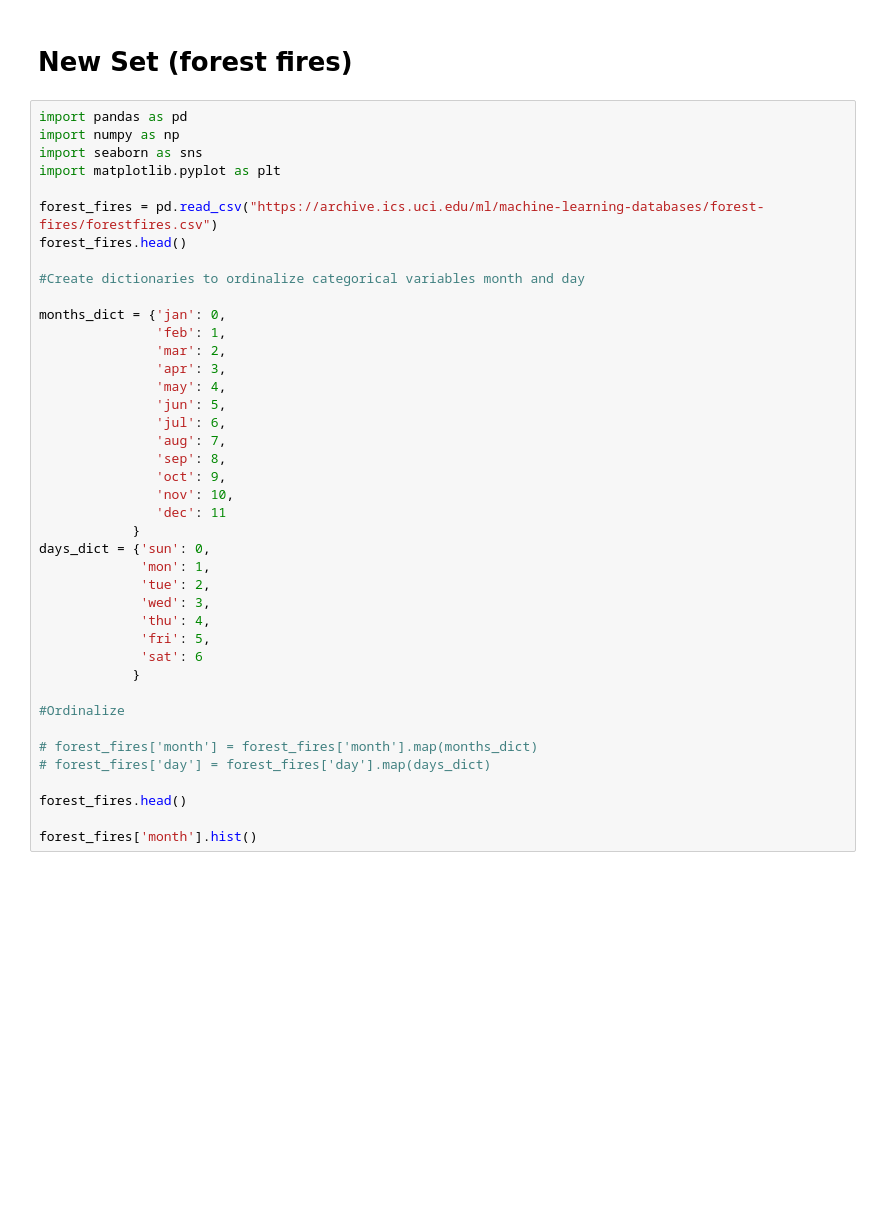
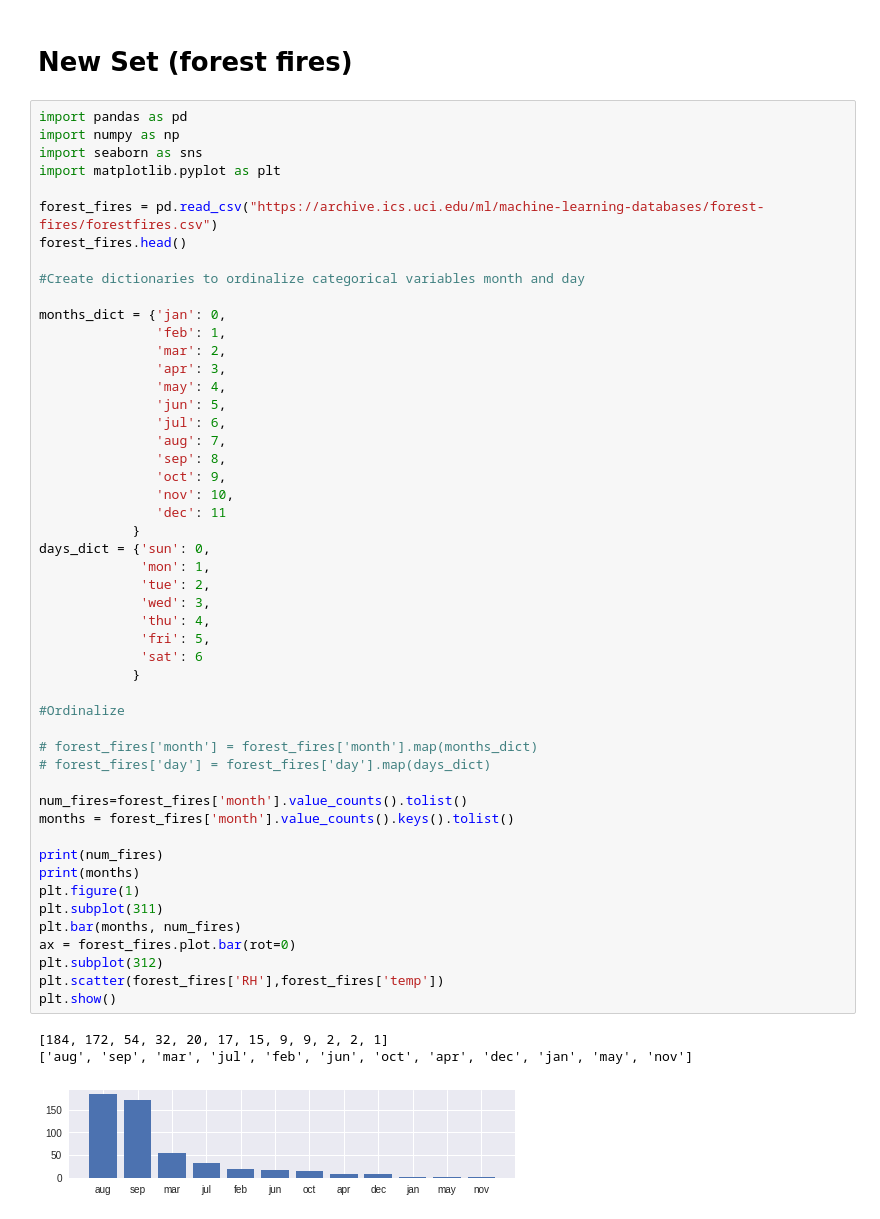
Before and after one commit to bloominstituteoftechnology/DS-Unit-1-Sprint-1-Dealing-With-Data, a Jupyter notebook: module3-basicdatavisualizations/LS_DS_113_Basic_Data_Visualizations.ipynb, the cells around one changed output. Drawn from its saved outputs; the diff is of its cells as text; blank space fills up the shorter version.

Commit message:
added forest fire graphs

```diff
--- a/module3-basicdatavisualizations/LS_DS_113_Basic_Data_Visualizations.ipynb
+++ b/module3-basicdatavisualizations/LS_DS_113_Basic_Data_Visualizations.ipynb
@@ -330,32 +330,45 @@ forest_fires.head()
 #Create dictionaries to ordinalize categorical variables month and day
 
 months_dict = {'jan': 0,
                'feb': 1,
                'mar': 2,
                'apr': 3,
                'may': 4,
                'jun': 5,
                'jul': 6,
                'aug': 7,
                'sep': 8,
                'oct': 9,
                'nov': 10,
                'dec': 11
             }
 days_dict = {'sun': 0,
              'mon': 1,
              'tue': 2,
              'wed': 3,
              'thu': 4,
              'fri': 5,
              'sat': 6
             }
 
 #Ordinalize
 
 # forest_fires['month'] = forest_fires['month'].map(months_dict)
 # forest_fires['day'] = forest_fires['day'].map(days_dict)
 
-forest_fires.head()
+num_fires=forest_fires['month'].value_counts().tolist()
+months = forest_fires['month'].value_counts().keys().tolist()
 
-forest_fires['month'].hist()
+print(num_fires)
+print(months)
+plt.figure(1)
+plt.subplot(311)
+plt.bar(months, num_fires)
+ax = forest_fires.plot.bar(rot=0)
+plt.subplot(312)
+plt.scatter(forest_fires['RH'],forest_fires['temp'])
+plt.show()
+# %% [output]
+[184, 172, 54, 32, 20, 17, 15, 9, 9, 2, 2, 1]
+['aug', 'sep', 'mar', 'jul', 'feb', 'jun', 'oct', 'apr', 'dec', 'jan', 'may', 'nov']
+[figure, added]
```
Also changed, not shown: parts of 1 cell of this notebook.
